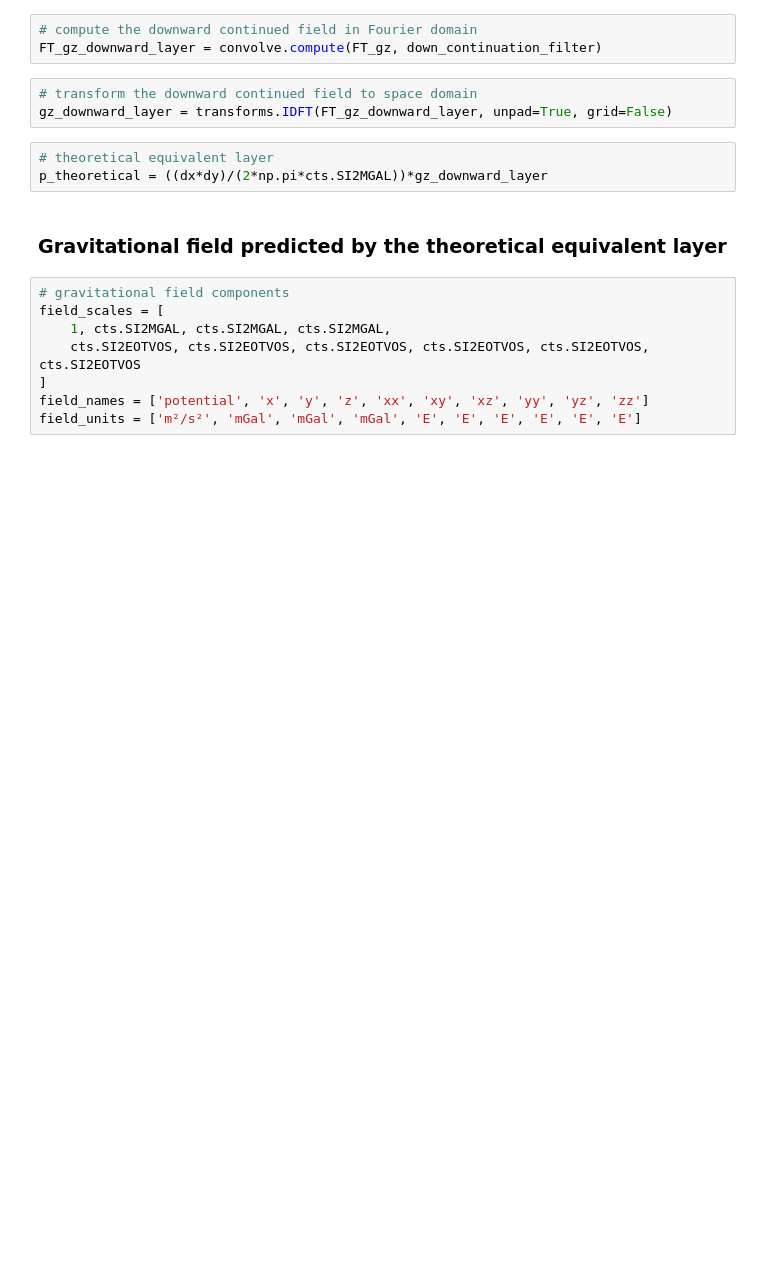
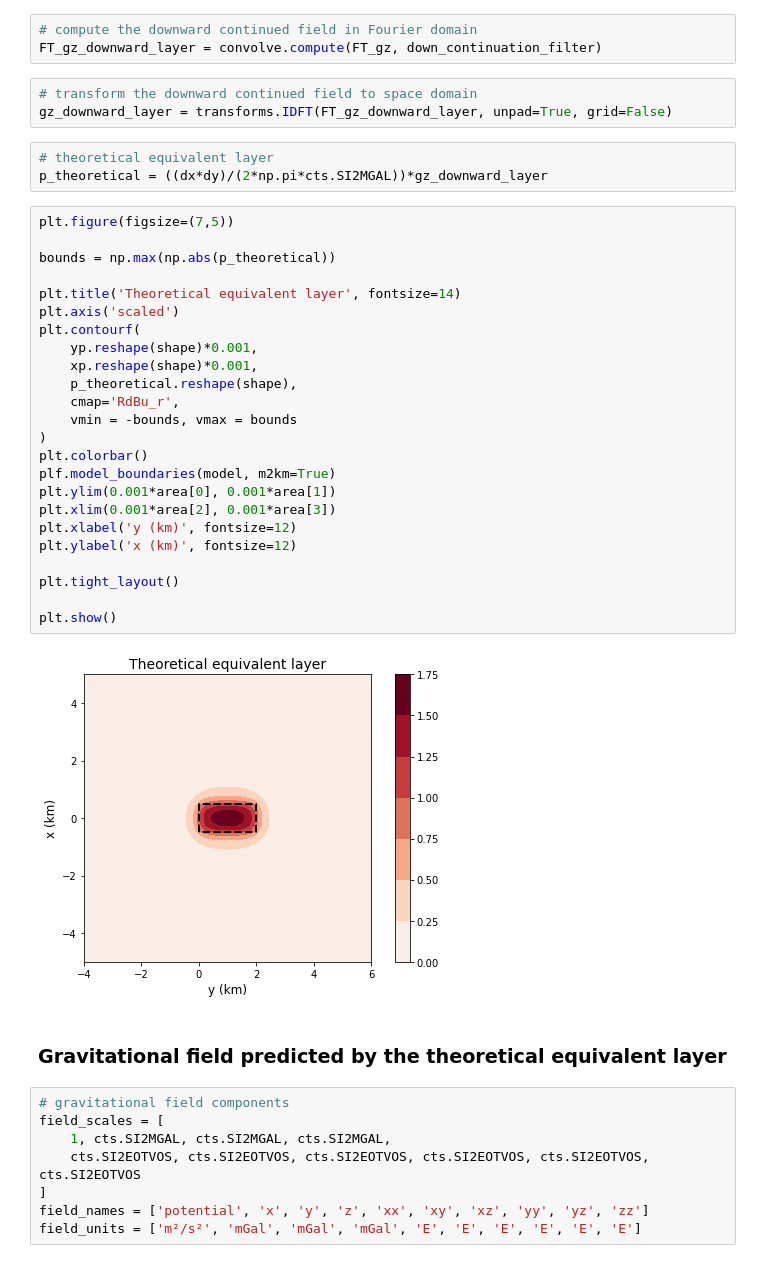
Before and after one commit to birocoles/gravmag, a Jupyter notebook: examples/closed_form_eqlayer_grav.ipynb, the cells around one changed output. Saved outputs shown, nothing was run; the diff lists cells and outputs as text; blank space fills up the shorter version.

```diff
--- a/examples/closed_form_eqlayer_grav.ipynb
+++ b/examples/closed_form_eqlayer_grav.ipynb
@@ -92,6 +95,32 @@ gz_downward_layer = transforms.IDFT(FT_gz_downward_layer, unpad=True, grid=False
 # %%
 # theoretical equivalent layer
 p_theoretical = ((dx*dy)/(2*np.pi*cts.SI2MGAL))*gz_downward_layer
+# %%
+plt.figure(figsize=(7,5))
+
+bounds = np.max(np.abs(p_theoretical))
+
+plt.title('Theoretical equivalent layer', fontsize=14)
+plt.axis('scaled')
+plt.contourf(
+    yp.reshape(shape)*0.001,
+    xp.reshape(shape)*0.001,
+    p_theoretical.reshape(shape),
+    cmap='RdBu_r',
+    vmin = -bounds, vmax = bounds
+)
+plt.colorbar()
+plf.model_boundaries(model, m2km=True)
+plt.ylim(0.001*area[0], 0.001*area[1])
+plt.xlim(0.001*area[2], 0.001*area[3])
+plt.xlabel('y (km)', fontsize=12)
+plt.ylabel('x (km)', fontsize=12)
+
+plt.tight_layout()
+
+plt.show()
+# %% [output]
+[figure, added]
 # %% [markdown]
 ### Gravitational field predicted by the theoretical equivalent layer
 # %%
```
Also changed, not shown: parts of 4 cells of this notebook, 7 other files.
